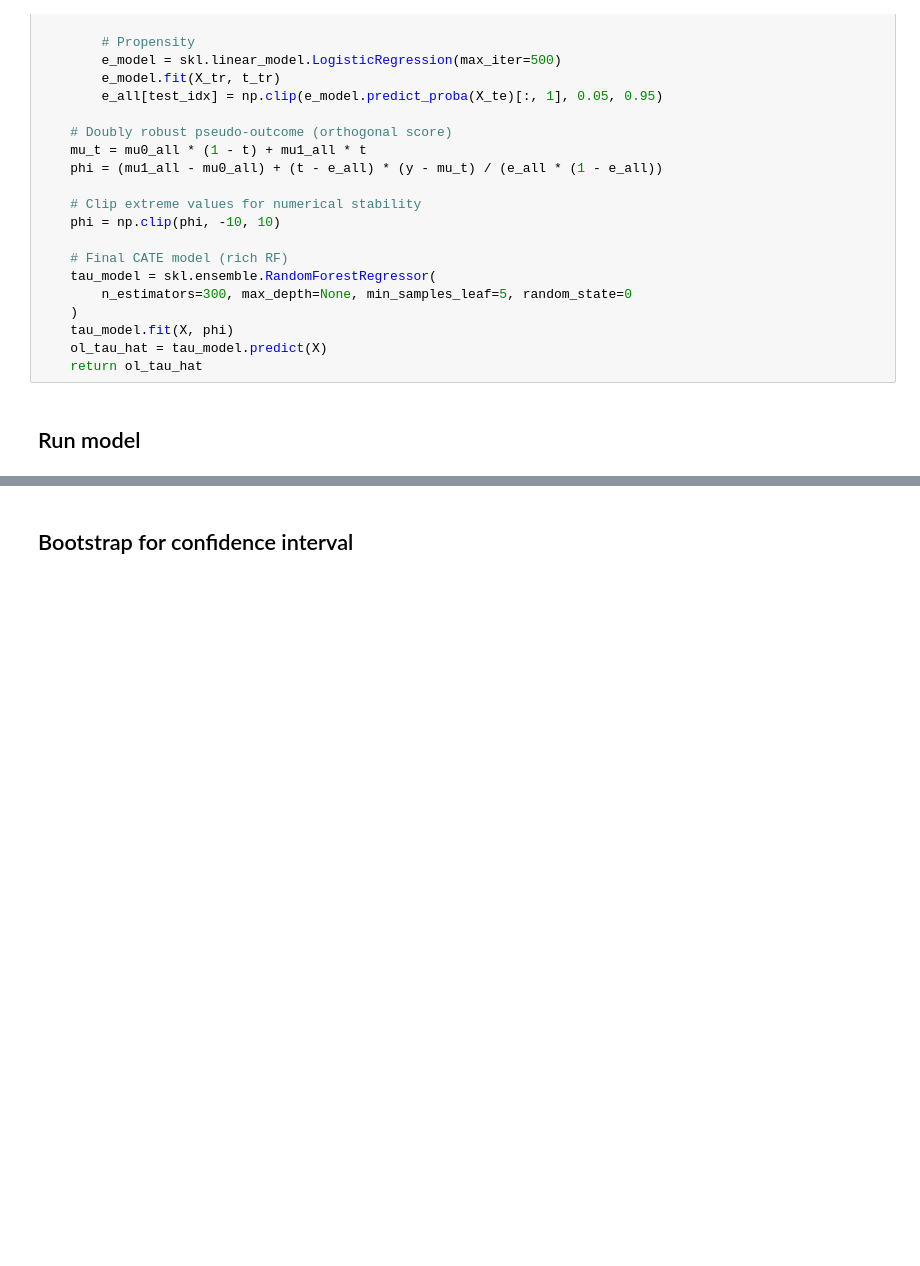
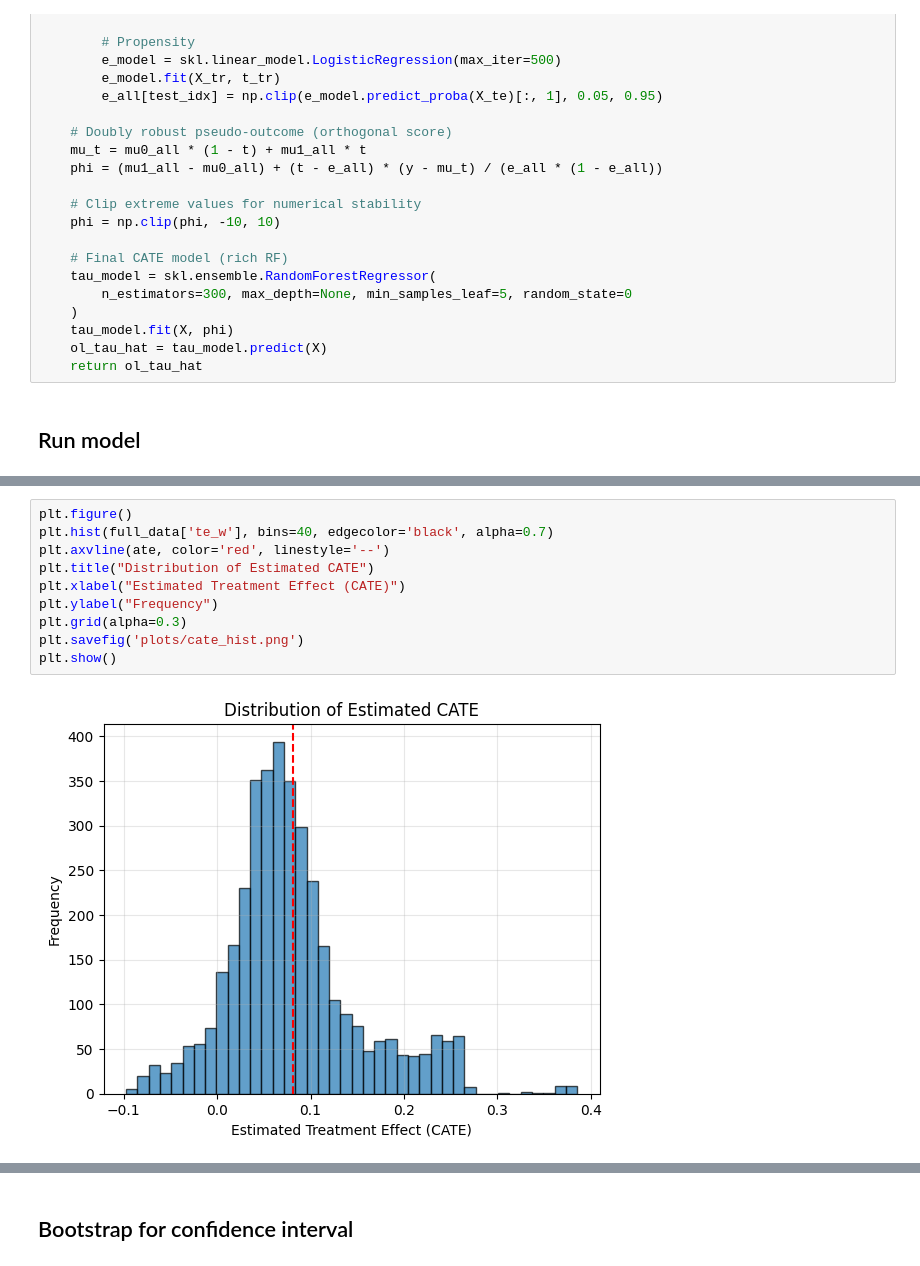
Before and after one commit to Flosam/imf_causal_effect, a Jupyter notebook: Notebook.ipynb, the cells around one changed output, grey strips where cells are left out. Saved outputs shown, nothing was run; the diff lists cells and outputs as text; blank space fills up the shorter version.

```diff
--- a/Notebook.ipynb
+++ b/Notebook.ipynb
@@ -893 +951,13 @@ See the caveats in the documentation: https://pandas.pydata.org/pandas-docs/stab
+# %%
+plt.figure()
+plt.hist(full_data['te_w'], bins=40, edgecolor='black', alpha=0.7)
+plt.axvline(ate, color='red', linestyle='--')
+plt.title("Distribution of Estimated CATE")
+plt.xlabel("Estimated Treatment Effect (CATE)")
+plt.ylabel("Frequency")
+plt.grid(alpha=0.3)
+plt.savefig('plots/cate_hist.png')
+plt.show()
+# %% [output]
+[figure, added]
 # %%
```
Also changed, not shown: parts of 16 cells of this notebook, 4 other files.
